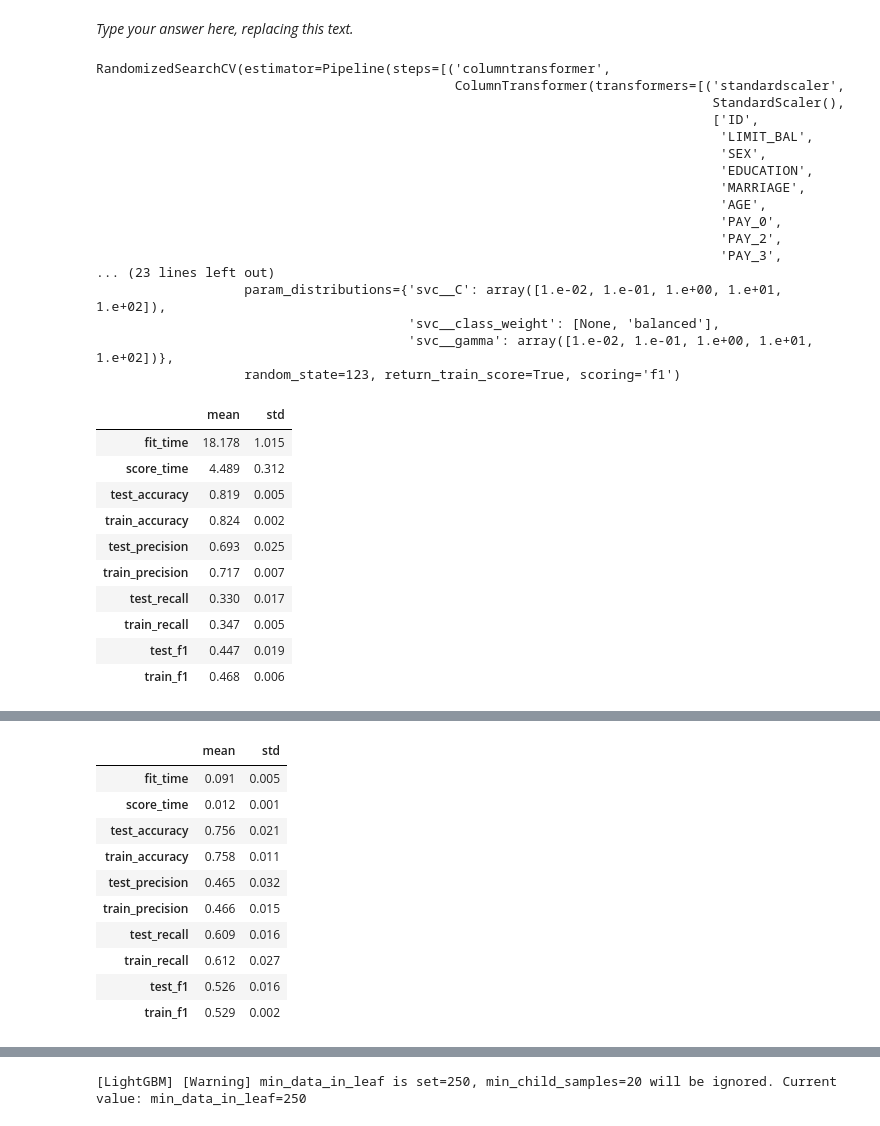
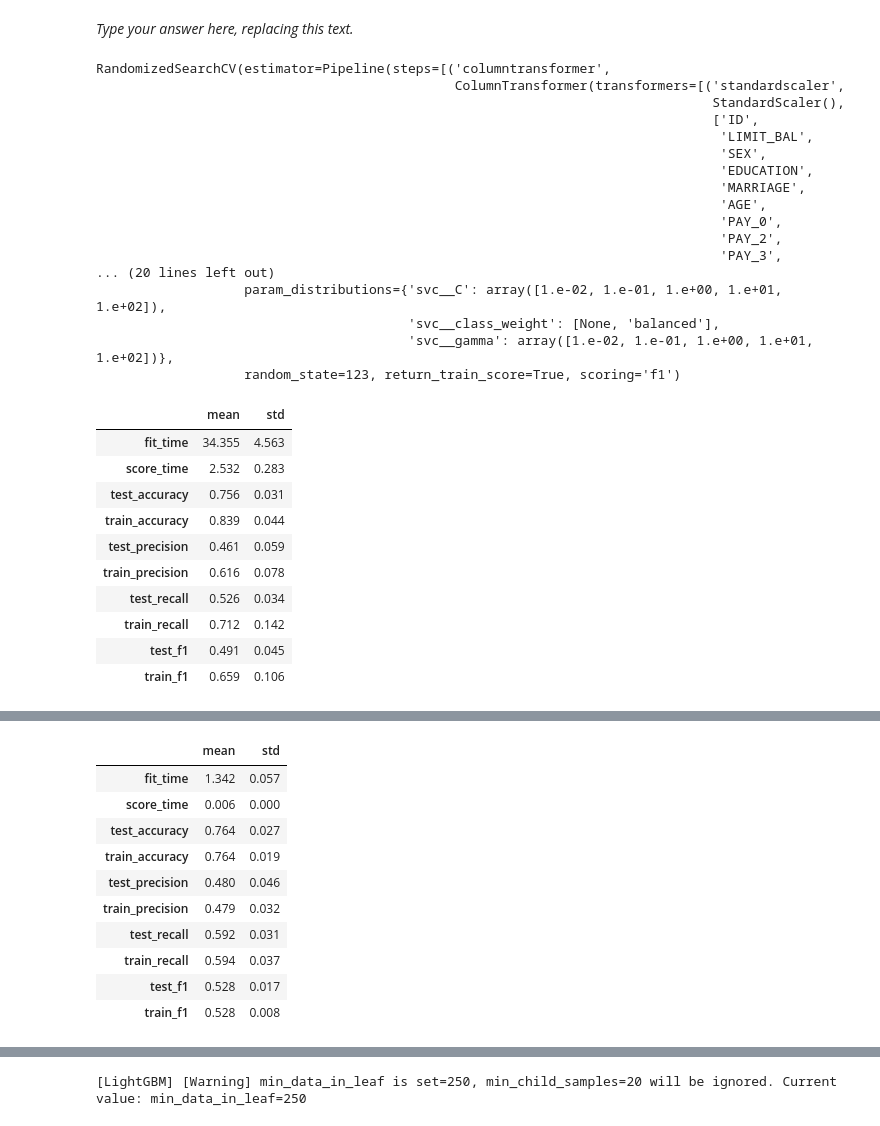
Before and after one commit to robindhillon1/creditcard_default, a Jupyter notebook: lab4.ipynb, the cells around one changed output, grey strips where cells are left out. Saved outputs shown, nothing was run; the diff lists cells and outputs as text; code cells hidden in the pictures.

```diff
--- a/lab4.ipynb
+++ b/lab4.ipynb
@@ -631,0 +767,10 @@ _Type your answer here, replacing this text._
+# %%
+# Naive Bayes
+
+NB_bal_RFE = make_pipeline(preprocessor, RFECV(RidgeClassifier(), cv=10), BernoulliNB())
+
+cross_val_results['NB_bal_RFE'] = pd.DataFrame(cross_validate(NB_bal_RFE,
+                                                          X_train,
+                                                          y_train,
+                                                          return_train_score=True,
+                                                          scoring=classification_metrics)).agg(['mean', 'std']).round(3).T
@@ -631,0 +807,10 @@ _Type your answer here, replacing this text._
+# %%
+# Random Forests
+
+RF_bal_RFE = make_pipeline(preprocessor, RFECV(RidgeClassifier(), cv=10), RandomForestClassifier(class_weight="balanced", random_state=123))
+
+cross_val_results['RF_bal_RFE'] = pd.DataFrame(cross_validate(RF_bal_RFE,
+                                                          X_train,
+                                                          y_train,
+                                                          return_train_score=True,
+                                                          scoring=classification_metrics)).agg(['mean', 'std']).round(3).T
@@ -658,8 +873,8 @@ param_dist = {
     "svc__class_weight": [None, 'balanced']
 }
 
-random_search = RandomizedSearchCV(
-    svc_bal,
+random_search_svc = RandomizedSearchCV(
+    svc_bal_RFE,
     param_distributions=param_dist,
     n_jobs=-1,
     n_iter=5,
@@ -668,7 +883,7 @@ random_search = RandomizedSearchCV(
     scoring='f1',
 )
 # %%
-random_search.fit(X_train, y_train)
+random_search_svc.fit(X_train, y_train)
 # %% [output]
 RandomizedSearchCV(estimator=Pipeline(steps=[('columntransformer',
                                               ColumnTransformer(transformers=[('standardscaler',
@@ -682,32 +897,32 @@ RandomizedSearchCV(estimator=Pipeline(steps=[('columntransformer',
                                                                                 'PAY_0',
                                                                                 'PAY_2',
                                                                                 'PAY_3',
-... (23 lines left out)
+... (20 lines left out)
                    param_distributions={'svc__C': array([1.e-02, 1.e-01, 1.e+00, 1.e+01, 1.e+02]),
                                         'svc__class_weight': [None, 'balanced'],
                                         'svc__gamma': array([1.e-02, 1.e-01, 1.e+00, 1.e+01, 1.e+02])},
                    random_state=123, return_train_score=True, scoring='f1')
 # %%
 cross_val_results['svc_bal_opt'] = pd.DataFrame(
-    cross_validate(random_search.best_estimator_,
+    cross_validate(random_search_svc.best_estimator_,
                    X_train,
                    y_train,
                    return_train_score=True,
                    scoring=classification_metrics)).agg(['mean', 'std']).round(3).T
 # Show the train and validation scores
 cross_val_results['svc_bal_opt']
 # %% [output]
 |  | mean | std |
-| fit_time | 18.178 | 1.015 |
-| score_time | 4.489 | 0.312 |
-| test_accuracy | 0.819 | 0.005 |
-| train_accuracy | 0.824 | 0.002 |
-| test_precision | 0.693 | 0.025 |
-| train_precision | 0.717 | 0.007 |
-| test_recall | 0.330 | 0.017 |
-| train_recall | 0.347 | 0.005 |
-| test_f1 | 0.447 | 0.019 |
-| train_f1 | 0.468 | 0.006 |
+| fit_time | 34.355 | 4.563 |
+| score_time | 2.532 | 0.283 |
+| test_accuracy | 0.756 | 0.031 |
+| train_accuracy | 0.839 | 0.044 |
+| test_precision | 0.461 | 0.059 |
+| train_precision | 0.616 | 0.078 |
+| test_recall | 0.526 | 0.034 |
+| train_recall | 0.712 | 0.142 |
+| test_f1 | 0.491 | 0.045 |
+| train_f1 | 0.659 | 0.106 |
 # %%
 param_dist = {
     "randomforestclassifier__n_estimators": [1, 2, 3, 4, 5],
@@ -746,7 +961,7 @@ RandomizedSearchCV(estimator=Pipeline(steps=[('columntransformer',
                    random_state=123, return_train_score=True, scoring='f1')
 # %%
 cross_val_results['RF_bal_opt'] = pd.DataFrame(
-    cross_validate(random_search.best_estimator_,
+    cross_validate(random_search_RF.best_estimator_,
                    X_train,
                    y_train,
                    return_train_score=True,
@@ -755,16 +970,16 @@ cross_val_results['RF_bal_opt'] = pd.DataFrame(
 cross_val_results['RF_bal_opt']
 # %% [output]
 |  | mean | std |
-| fit_time | 0.091 | 0.005 |
-| score_time | 0.012 | 0.001 |
-| test_accuracy | 0.756 | 0.021 |
-| train_accuracy | 0.758 | 0.011 |
-| test_precision | 0.465 | 0.032 |
-| train_precision | 0.466 | 0.015 |
-| test_recall | 0.609 | 0.016 |
-| train_recall | 0.612 | 0.027 |
-| test_f1 | 0.526 | 0.016 |
-| train_f1 | 0.529 | 0.002 |
+| fit_time | 1.342 | 0.057 |
+| score_time | 0.006 | 0.000 |
+| test_accuracy | 0.764 | 0.027 |
+| train_accuracy | 0.764 | 0.019 |
+| test_precision | 0.480 | 0.046 |
+| train_precision | 0.479 | 0.032 |
+| test_recall | 0.592 | 0.031 |
+| train_recall | 0.594 | 0.037 |
+| test_f1 | 0.528 | 0.017 |
+| train_f1 | 0.528 | 0.008 |
 # %%
 param_dist = {
     "bernoullinb__alpha": 10.0 ** np.arange(-2, 3)
```
Also changed, not shown: parts of 31 cells of this notebook.
